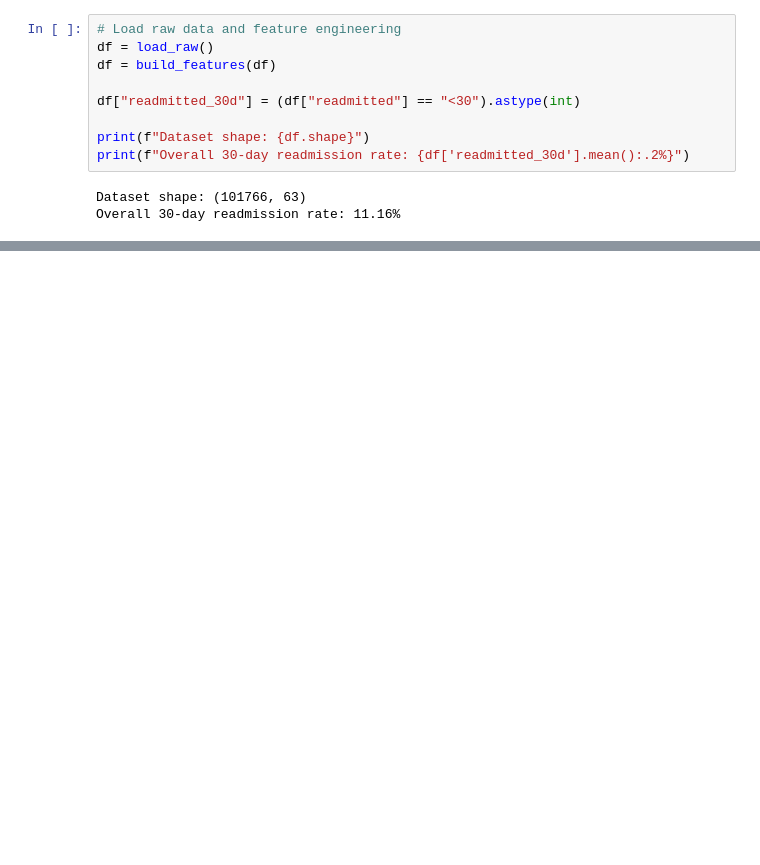
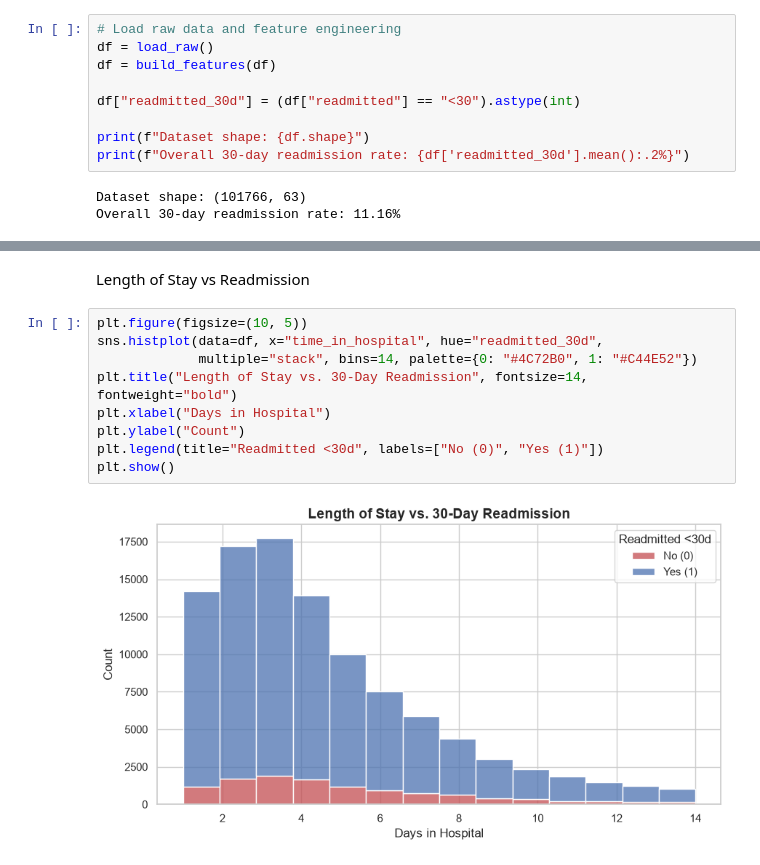
Before and after one commit to RyoHaradaps/hospital-readmission-prediction, a Jupyter notebook: notebooks/01_data_exploration_eda.ipynb, the cells around one changed output, grey strips where cells are left out. Drawn from its saved outputs; the diff is of its cells as text; blank space fills up the shorter version.

```diff
--- a/notebooks/01_data_exploration_eda.ipynb
+++ b/notebooks/01_data_exploration_eda.ipynb
@@ -53 +55,14 @@ Passing `palette` without assigning `hue` is deprecated and will be removed in v
 [figure]
+# %% [markdown]
+Length of Stay vs Readmission
+# %%
+plt.figure(figsize=(10, 5))
+sns.histplot(data=df, x="time_in_hospital", hue="readmitted_30d",
+             multiple="stack", bins=14, palette={0: "#4C72B0", 1: "#C44E52"})
+plt.title("Length of Stay vs. 30-Day Readmission", fontsize=14, fontweight="bold")
+plt.xlabel("Days in Hospital")
+plt.ylabel("Count")
+plt.legend(title="Readmitted <30d", labels=["No (0)", "Yes (1)"])
+plt.show()
+# %% [output]
+[figure, added]
```
Also changed, not shown: parts of 11 cells of this notebook.
